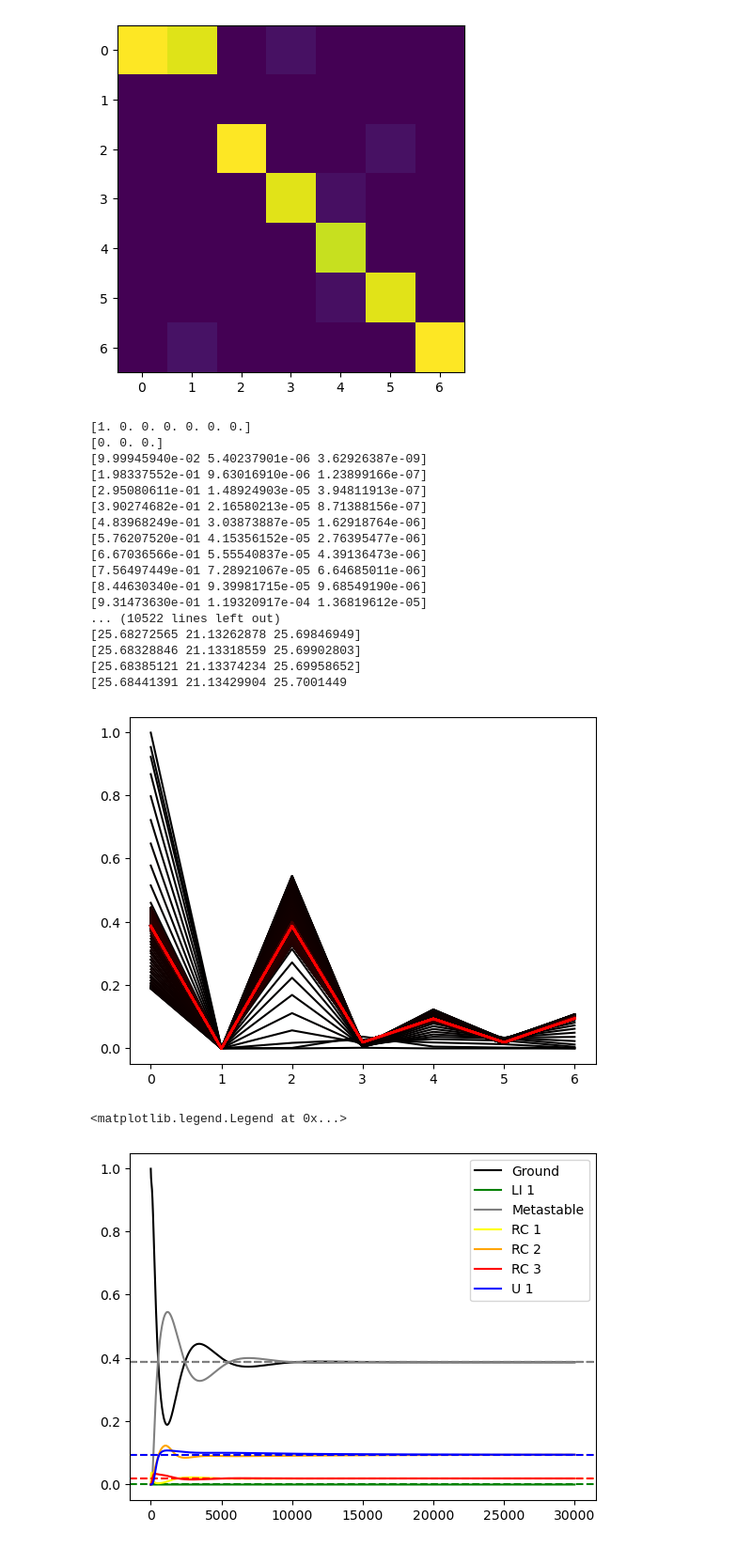
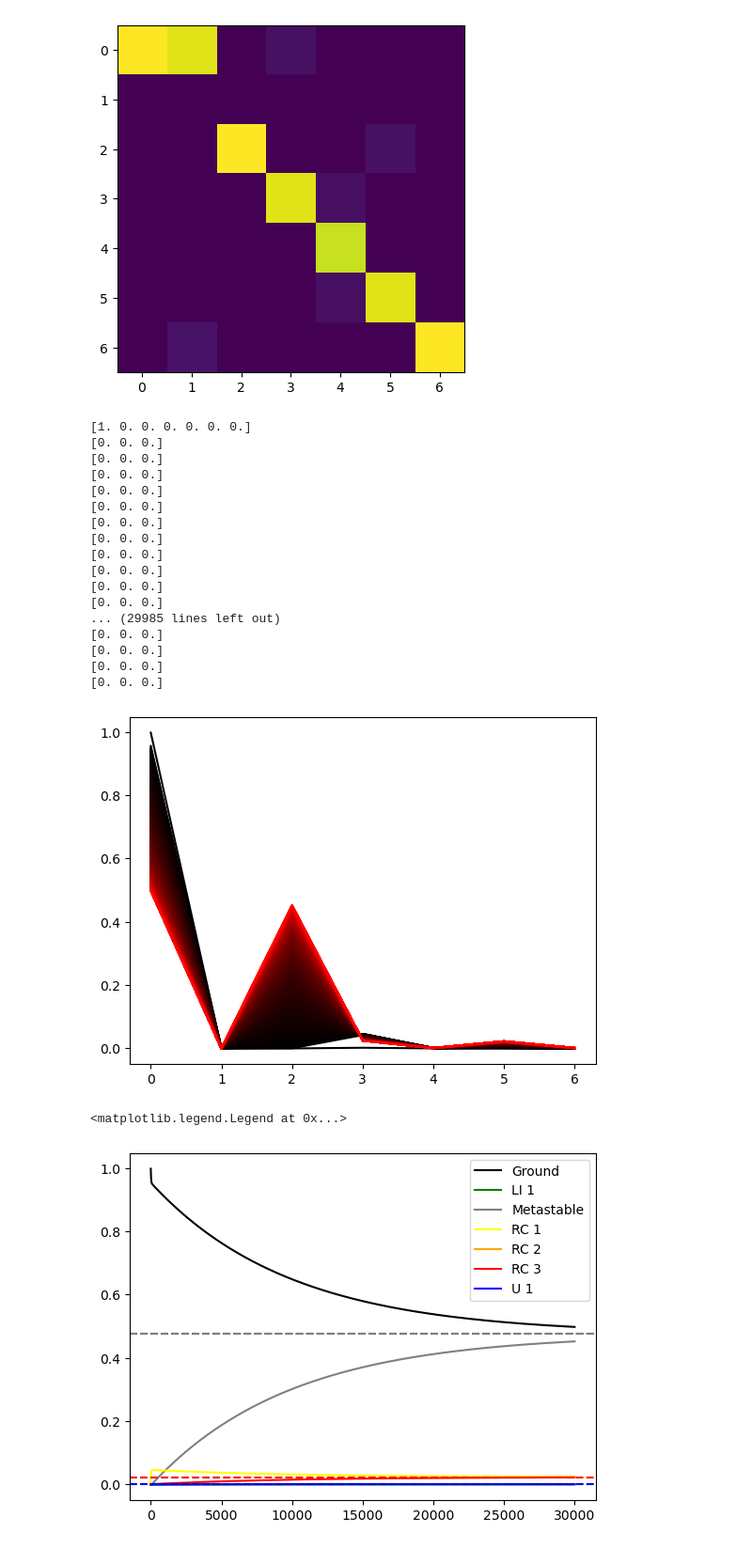
Before and after one commit to JonathanHB/metadynamics_free_energy_estimation, a Jupyter notebook: finite_optimum_omega_proof_of_concept.ipynb, the cells around one changed output. Shown at 94% size. Cells and saved outputs as stored; diff of their text form; code cells hidden in the pictures.

```diff
--- a/finite_optimum_omega_proof_of_concept.ipynb
+++ b/finite_optimum_omega_proof_of_concept.ipynb
@@ -108,7 +108,7 @@ print(energies_extracted - np.min(energies_extracted))
 # %%
 
 #mtd params
-omega = 0.1
+omega = 1 #TODO: need to set parameters in a sane way
 delta_T = 6
 tau_mtd = 1
 
@@ -132,48 +132,48 @@ for t in range(t_max):
         p_cv = np.array([p[0]+p[3], p[1]+p[4]+p[6], p[2]+p[5]])
         #p_cv = np.array([p[0]+p[4], p[1]+p[5]+p[8], p[2]+p[6]+p[9], p[3]+p[7]])
         V += omega*np.multiply(p_cv, np.exp(-V/(delta_T*kB)))
         V_bystate = np.array([V[0],V[1],V[2],V[0],V[1],V[2],V[1]])
         #V_bystate = np.array([V[0],V[1],V[2],V[3],V[0],V[1],V[2],V[3],V[1],V[2]])
         tpm = msm_system_construction.energies_and_prefactors_to_tpm(energies+V_bystate, prefactors, kT, lag_time)
 
     if t%50 == 0:
         plt.plot(p, color = [t/t_max, 0, 0])
 
     p_all.append(p)
 
 V_bystate = np.array([V[0],V[1],V[2],V[0],V[1],V[2],V[1]])
 #V_bystate = np.array([V[0],V[1],V[2],V[3],V[0],V[1],V[2],V[3],V[1],V[2]])
 Z = np.sum(np.exp(-(V_bystate + energies)/kT))
 mtdweights = np.exp(-(V_bystate + energies)/kT)/Z
 
 #labeldict = {0:"Ground", 1:"LI 1", 2:"LI 2", 3:"Metastable", 4:"RC 1", 5:"RC 2", 6:"RC 3", 7:"RC 4", 8:"U 1", 9:"U 2"}
 #colordict = {0:"black", 1:"green", 2:"lime", 3: "grey", 4:"yellow", 5:"orange", 6:"red", 7:"maroon", 8:"cyan", 9:"blue"}
 labeldict = {0:"Ground", 1:"LI 1", 2:"Metastable", 3:"RC 1", 4:"RC 2", 5:"RC 3", 6:"U 1"}
 colordict = {0:"black", 1:"green", 2: "grey", 3:"yellow", 4:"orange", 5:"red", 6:"blue"}
 
 plt.show()
 for i in range(7):
     plt.plot([p[i] for p in p_all], label=labeldict[i], color = colordict[i])
     plt.axhline(mtdweights[i], label = '_nolegend_', color = colordict[i], linestyle="dashed")
 plt.legend()
 # %% [output]
 [1. 0. 0. 0. 0. 0. 0.]
 [0. 0. 0.]
-[9.99945940e-02 5.40237901e-06 3.62926387e-09]
-[1.98337552e-01 9.63016910e-06 1.23899166e-07]
-[2.95080611e-01 1.48924903e-05 3.94811913e-07]
-[3.90274682e-01 2.16580213e-05 8.71388156e-07]
-[4.83968249e-01 3.03873887e-05 1.62918764e-06]
-[5.76207520e-01 4.15356152e-05 2.76395477e-06]
-[6.67036566e-01 5.55540837e-05 4.39136473e-06]
-[7.56497449e-01 7.28921067e-05 6.64685011e-06]
-[8.44630340e-01 9.39981715e-05 9.68549190e-06]
-[9.31473630e-01 1.19320917e-04 1.36819612e-05]
-... (10522 lines left out)
-[25.68272565 21.13262878 25.69846949]
-[25.68328846 21.13318559 25.69902803]
-[25.68385121 21.13374234 25.69958652]
-[25.68441391 21.13429904 25.7001449
+[0. 0. 0.]
+[0. 0. 0.]
+[0. 0. 0.]
+[0. 0. 0.]
+[0. 0. 0.]
+[0. 0. 0.]
+[0. 0. 0.]
+[0. 0. 0.]
+[0. 0. 0.]
+[0. 0. 0.]
+... (29985 lines left out)
+[0. 0. 0.]
+[0. 0. 0.]
+[0. 0. 0.]
+[0. 0. 0.]
-[figure, old version]
+[figure, new version]
 <matplotlib.legend.Legend at 0x...>
-[figure, old version]
+[figure, new version]
```
